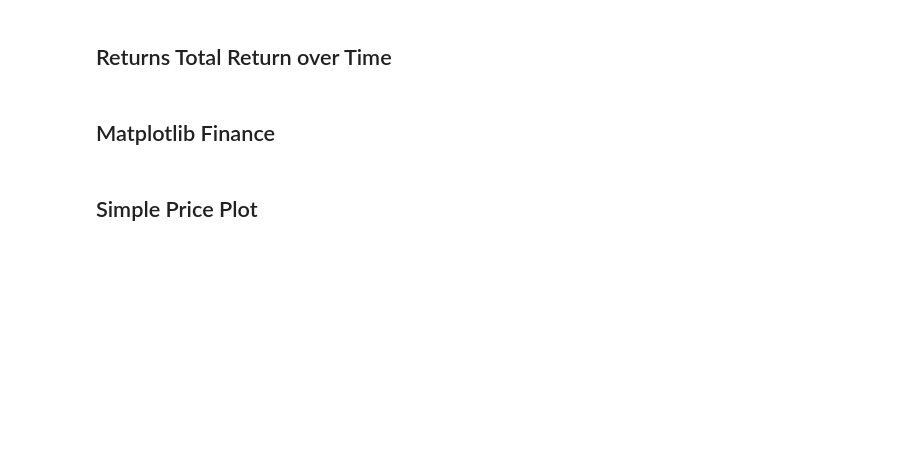
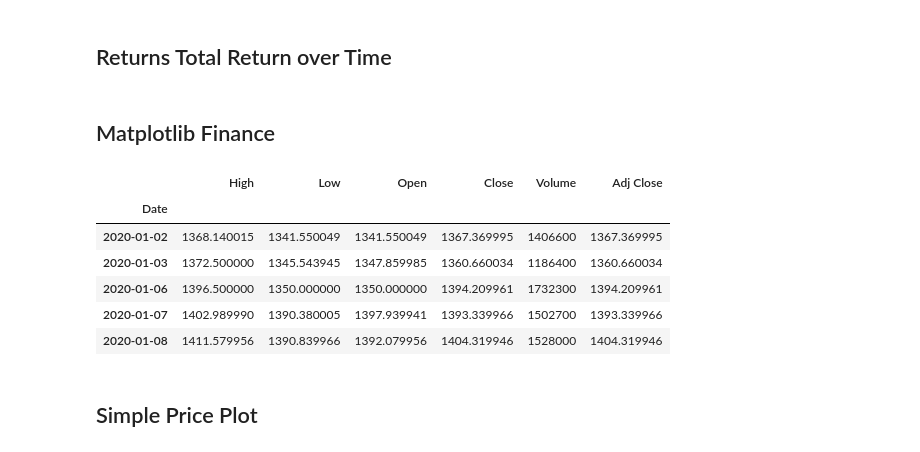
Before and after one commit to rayaroun/Stock-Portfolio-Risk-Analysis, a Jupyter notebook: Notebook1.ipynb, the cells around one changed output. Saved outputs shown, nothing was run; the diff lists cells and outputs as text; code cells hidden in the pictures; blank space fills up the shorter version.

```diff
--- a/Notebook1.ipynb
+++ b/Notebook1.ipynb
@@ -81,6 +84,19 @@ def get_return_defined_time(df, syear, smonth, sday, eyear, emonth, eday):
     return (days * daily_ret)
 # %% [markdown]
 ## Matplotlib Finance
+# %%
+df = pd.read_csv('Stock Data/' + 'GOOG' + '.csv',index_col=0,parse_dates=True)
+# %%
+df.head()
+# df.index = pd.DatetimeIndex(df['Date'])
+# %% [output]
+|  | High | Low | Open | Close | Volume | Adj Close |
+| Date |  |  |  |  |  |  |
+| 2020-01-02 | 1368.140015 | 1341.550049 | 1341.550049 | 1367.369995 | 1406600 | 1367.369995 |
+| 2020-01-03 | 1372.500000 | 1345.543945 | 1347.859985 | 1360.660034 | 1186400 | 1360.660034 |
+| 2020-01-06 | 1396.500000 | 1350.000000 | 1350.000000 | 1394.209961 | 1732300 | 1394.209961 |
+| 2020-01-07 | 1402.989990 | 1390.380005 | 1397.939941 | 1393.339966 | 1502700 | 1393.339966 |
+| 2020-01-08 | 1411.579956 | 1390.839966 | 1392.079956 | 1404.319946 | 1528000 | 1404.319946 |
 # %%
 # Receives a ticker and the date range for which to plot
 def mplfinance_plot(ticker, chart_type, syear, smonth, sday, eyear, emonth, eday):
```
Also changed, not shown: parts of 4 cells of this notebook, 22 other files.
